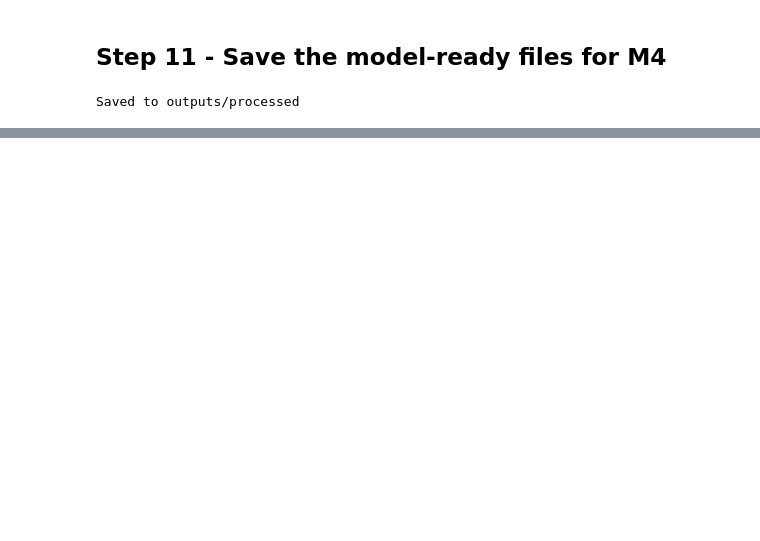
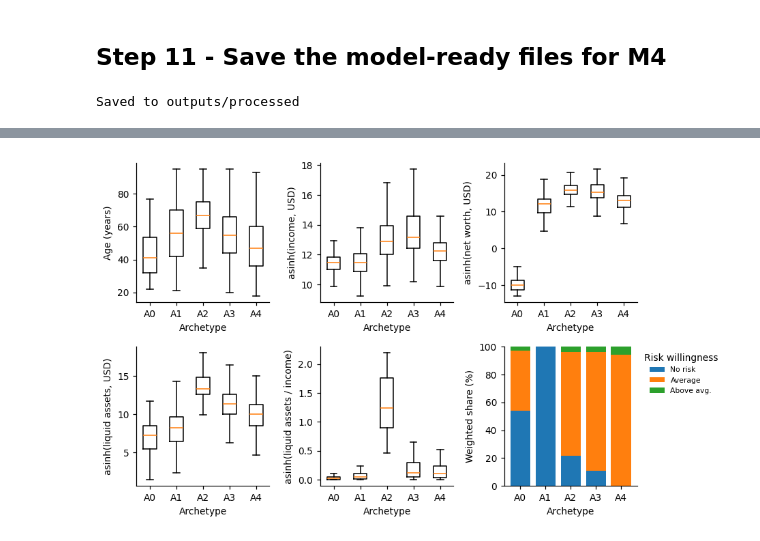
Before and after one commit to Ivory-Uche/Portfolio-Pilot, a Jupyter notebook: Portfolio_pilot_M3.ipynb, the cells around one changed output, grey strips where cells are left out. Drawn from its saved outputs; the diff is of its cells as text; code cells hidden in the pictures; blank space fills up the shorter version.

```diff
--- a/Portfolio_pilot_M3.ipynb
+++ b/Portfolio_pilot_M3.ipynb
@@ -458,0 +494,24 @@ Saved to outputs/processed
+# %%
+# Figure 3: intake features by archetype
+panels = [("age", "Age (years)"), ("asinh_income", "asinh(income, USD)"),
+          ("asinh_networth", "asinh(net worth, USD)"), ("asinh_liq", "asinh(liquid assets, USD)"),
+          ("asinh_liq_to_income", "asinh(liquid assets / income)")]
+fig, axes = plt.subplots(2, 3, figsize=(8.5, 5))
+for ax, (c, lab) in zip(axes.flat, panels):
+    ax.boxplot([tr.loc[tr["archetype"] == a, c] for a in arche], showfliers=False)
+    ax.set_xticks(range(1, len(arche) + 1), [f"A{a}" for a in arche])
+    ax.set_xlabel("Archetype")
+    ax.set_ylabel(lab)
+ax = axes.flat[-1]
+ct = pd.crosstab(tr["archetype"], tr["risk_willingness"], values=tr["weight"],
+                 aggfunc="sum", normalize="index") * 100
+bottom = np.zeros(len(ct))
+for r, name in zip(ct.columns, ["No risk", "Average", "Above avg."]):
+    ax.bar([f"A{a}" for a in ct.index], ct[r], bottom=bottom, label=name)
+    bottom += ct[r].to_numpy()
+ax.set_xlabel("Archetype")
+ax.set_ylabel("Weighted share (%)")
+ax.legend(title="Risk willingness", frameon=False, fontsize=7, loc="upper left", bbox_to_anchor=(1, 1))
+save_fig(fig, "fig03_features_by_archetype")
+# %% [output]
+[figure, added]
```
Also changed, not shown: parts of 6 cells of this notebook.
